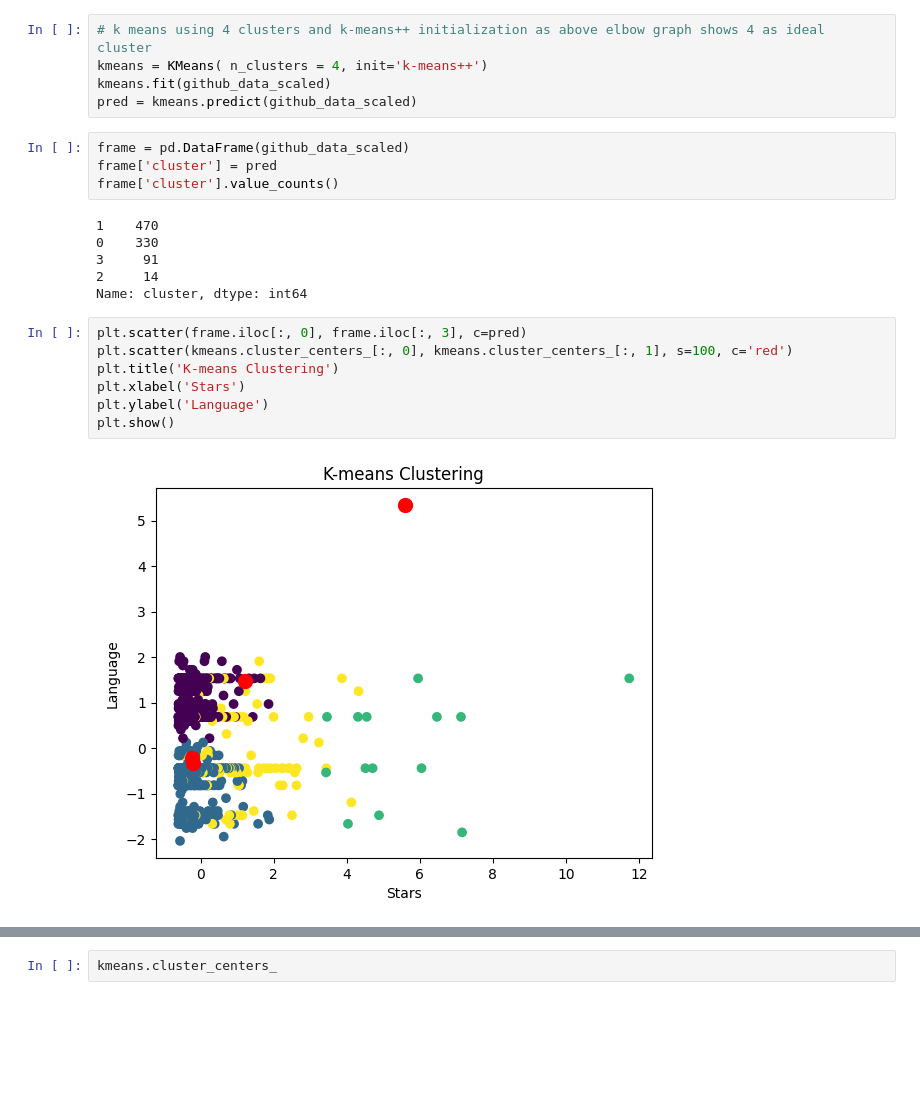
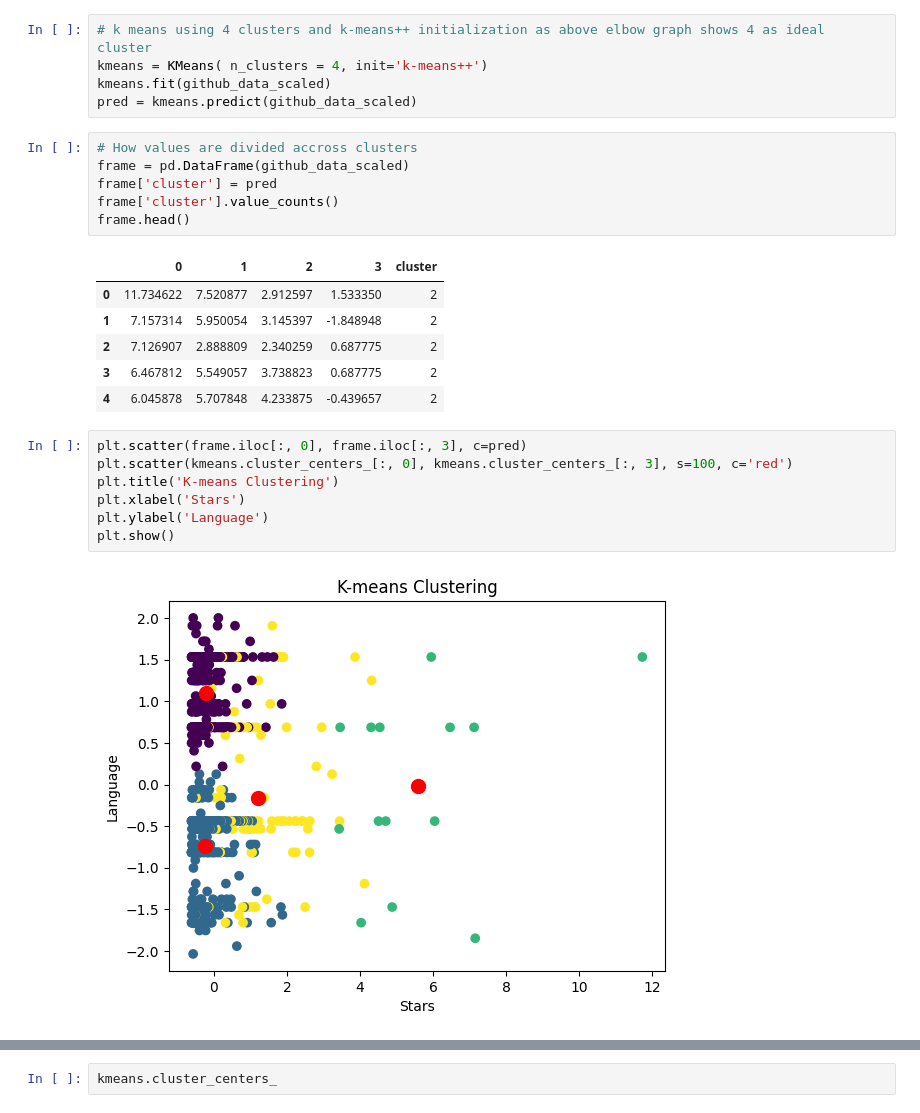
Before and after one commit to UjalaJha/nova, a Jupyter notebook: github_anaylsis_adv_v1.ipynb, the cells around one changed output, grey strips where cells are left out. Cells and saved outputs as stored; diff of their text form; blank space fills up the shorter version.

```diff
--- a/github_anaylsis_adv_v1.ipynb
+++ b/github_anaylsis_adv_v1.ipynb
@@ -176,21 +192,24 @@ kmeans = KMeans( n_clusters = 4, init='k-means++')
 kmeans.fit(github_data_scaled)
 pred = kmeans.predict(github_data_scaled)
 # %%
+# How values are divided accross clusters
 frame = pd.DataFrame(github_data_scaled)
 frame['cluster'] = pred
 frame['cluster'].value_counts()
+frame.head()
 # %% [output]
-1    470
-0    330
-3     91
-2     14
-Name: cluster, dtype: int64
+|  | 0 | 1 | 2 | 3 | cluster |
+| 0 | 11.734622 | 7.520877 | 2.912597 | 1.533350 | 2 |
+| 1 | 7.157314 | 5.950054 | 3.145397 | -1.848948 | 2 |
+| 2 | 7.126907 | 2.888809 | 2.340259 | 0.687775 | 2 |
+| 3 | 6.467812 | 5.549057 | 3.738823 | 0.687775 | 2 |
+| 4 | 6.045878 | 5.707848 | 4.233875 | -0.439657 | 2 |
 # %%
 plt.scatter(frame.iloc[:, 0], frame.iloc[:, 3], c=pred)
-plt.scatter(kmeans.cluster_centers_[:, 0], kmeans.cluster_centers_[:, 1], s=100, c='red')
+plt.scatter(kmeans.cluster_centers_[:, 0], kmeans.cluster_centers_[:, 3], s=100, c='red')
 plt.title('K-means Clustering')
 plt.xlabel('Stars')
 plt.ylabel('Language')
 plt.show()
 # %% [output]
-[figure, old version]
+[figure, new version]
```
Also changed, not shown: parts of 8 cells of this notebook.
